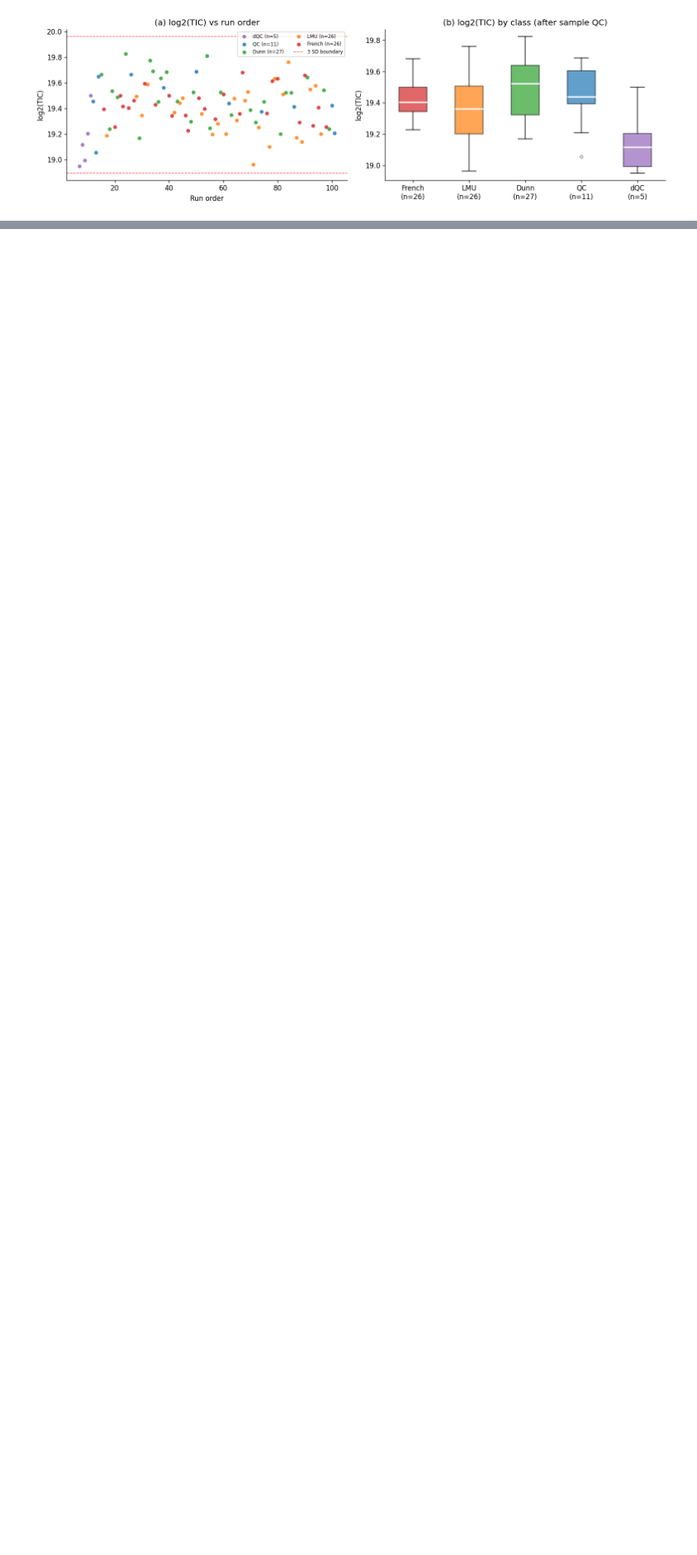
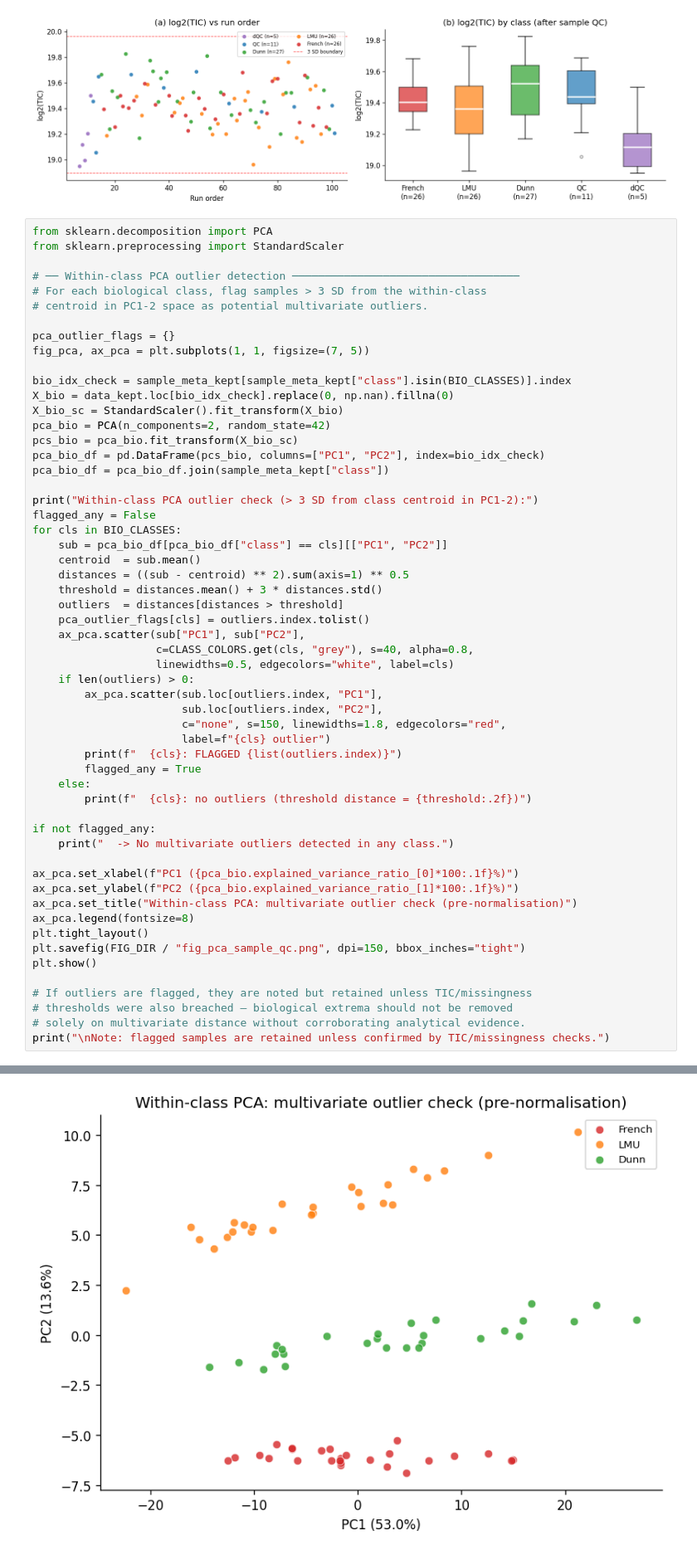
Before and after one commit to hannahhajj/AIProj, a Jupyter notebook: Notebooks/03_preprocessing.ipynb, the cells around one changed output, grey strips where cells are left out. Shown at 83% size. Cells and saved outputs as stored; diff of their text form; blank space fills up the shorter version.

```diff
--- a/Notebooks/03_preprocessing.ipynb
+++ b/Notebooks/03_preprocessing.ipynb
@@ -303,3 +314,60 @@ plt.savefig(FIG_DIR / "fig_sample_filter.png", dpi=150, bbox_inches="tight")
 plt.show()
 # %% [output]
 [figure]
+# %%
+from sklearn.decomposition import PCA
+from sklearn.preprocessing import StandardScaler
+
+# ── Within-class PCA outlier detection ───────────────────────────────────
+# For each biological class, flag samples > 3 SD from the within-class
+# centroid in PC1-2 space as potential multivariate outliers.
+
+pca_outlier_flags = {}
+fig_pca, ax_pca = plt.subplots(1, 1, figsize=(7, 5))
+
+bio_idx_check = sample_meta_kept[sample_meta_kept["class"].isin(BIO_CLASSES)].index
+X_bio = data_kept.loc[bio_idx_check].replace(0, np.nan).fillna(0)
+X_bio_sc = StandardScaler().fit_transform(X_bio)
+pca_bio = PCA(n_components=2, random_state=42)
+pcs_bio = pca_bio.fit_transform(X_bio_sc)
+pca_bio_df = pd.DataFrame(pcs_bio, columns=["PC1", "PC2"], index=bio_idx_check)
+pca_bio_df = pca_bio_df.join(sample_meta_kept["class"])
+
+print("Within-class PCA outlier check (> 3 SD from class centroid in PC1-2):")
+flagged_any = False
+for cls in BIO_CLASSES:
+    sub = pca_bio_df[pca_bio_df["class"] == cls][["PC1", "PC2"]]
+    centroid  = sub.mean()
+    distances = ((sub - centroid) ** 2).sum(axis=1) ** 0.5
+    threshold = distances.mean() + 3 * distances.std()
+    outliers  = distances[distances > threshold]
+    pca_outlier_flags[cls] = outliers.index.tolist()
+    ax_pca.scatter(sub["PC1"], sub["PC2"],
+                   c=CLASS_COLORS.get(cls, "grey"), s=40, alpha=0.8,
+                   linewidths=0.5, edgecolors="white", label=cls)
+    if len(outliers) > 0:
+        ax_pca.scatter(sub.loc[outliers.index, "PC1"],
+                       sub.loc[outliers.index, "PC2"],
+                       c="none", s=150, linewidths=1.8, edgecolors="red",
+                       label=f"{cls} outlier")
+        print(f"  {cls}: FLAGGED {list(outliers.index)}")
+        flagged_any = True
+    else:
+        print(f"  {cls}: no outliers (threshold distance = {threshold:.2f})")
+
+if not flagged_any:
+    print("  -> No multivariate outliers detected in any class.")
+
+ax_pca.set_xlabel(f"PC1 ({pca_bio.explained_variance_ratio_[0]*100:.1f}%)")
+ax_pca.set_ylabel(f"PC2 ({pca_bio.explained_variance_ratio_[1]*100:.1f}%)")
+ax_pca.set_title("Within-class PCA: multivariate outlier check (pre-normalisation)")
+ax_pca.legend(fontsize=8)
+plt.tight_layout()
+plt.savefig(FIG_DIR / "fig_pca_sample_qc.png", dpi=150, bbox_inches="tight")
+plt.show()
+
+# If outliers are flagged, they are noted but retained unless TIC/missingness
+# thresholds were also breached — biological extrema should not be removed
+# solely on multivariate distance without corroborating analytical evidence.
+print("\nNote: flagged samples are retained unless confirmed by TIC/missingness checks.")
+# %% [output]
@@ -305,0 +379 @@ plt.show()
+[figure, added]
```
Also changed, not shown: parts of 7 cells of this notebook, 3 other files.
